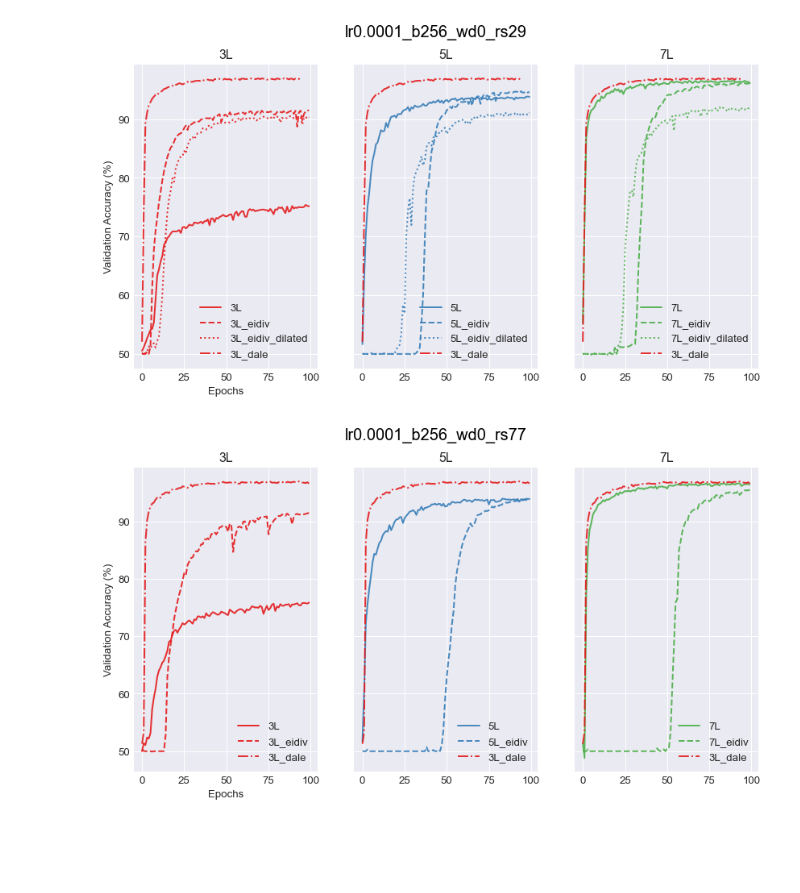
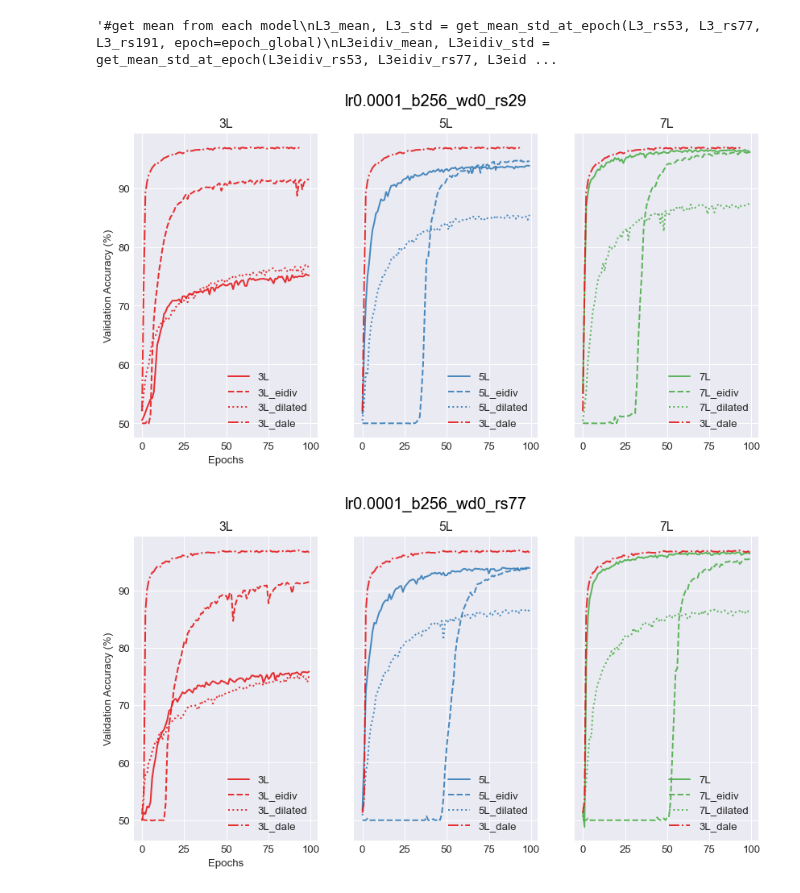
Before and after one commit to hiyuantang/marked_long, a Jupyter notebook: results/vis.ipynb, the cells around one changed output. Saved outputs shown, nothing was run; the diff lists cells and outputs as text; code cells hidden in the pictures; blank space fills up the shorter version.

Commit message:
alot new results

```diff
--- a/results/vis.ipynb
+++ b/results/vis.ipynb
@@ -81,6 +81,7 @@ def get_mean_std_at_epoch(*accuracies, epoch):
     return np.mean(acc_list), np.std(acc_list)
 # %%
 acc_data = pd.DataFrame(columns=['model', 'acc', 'epoch'])
+'''
 #validation results from -b 256 --epochs 90 --wd 0.001 --lr 0.0001 --rs53 datasplit 8:2
 L3_rs53 = get_val_results_addtodata('./rs53_new/3L.txt')
 L3eidiv_rs53 = get_val_results_addtodata('./rs53_new/3Leidiv.txt')
@@ -130,7 +131,7 @@ L3eidiv_0005 = get_val_results_addtodata('./rs29_3Leidiv_gm_lr_test/lr0.0005.txt
 L3eidiv_00005 = get_val_results_addtodata('./rs29_3Leidiv_gm_lr_test/lr0.00005.txt')
 
 #validation results from -b 256 --epochs 90 --wd 0 --lr 0.0001 --rs29 datasplit 8:2 w/ gabor+maxpool
-'''L3_rs29 = get_val_results_addtodata('./rs29_gbmax/3L.txt')
+L3_rs29 = get_val_results_addtodata('./rs29_gbmax/3L.txt')
 L3eidiv_rs29 = get_val_results_addtodata('./rs29_gbmax/3Leidiv.txt')
 L3dale_rs29 = get_val_results_addtodata('./rs29_gbmax/3Ldale.txt')
 
@@ -143,56 +144,67 @@ L7eidiv_rs29 = get_val_results_addtodata('./rs29_gbmax/7Leidiv.txt')'''
 #validation results from -b 256 --epochs 100 --wd 0 --lr 0.0001 --rs29 datasplit 8:2 w/ gabor+maxpool
 #no learning rate adjustment
 L3_rs29 = get_val_results_addtodata('./rs29_gbmax_nolradj/3L.txt')
+L3dil_rs29 = get_val_results_addtodata('./rs29_gbmax_nolradj/3Ldil.txt')
 L3eidiv_rs29 = get_val_results_addtodata('./rs29_gbmax_nolradj/3Leidiv.txt')
-L3eidivdil_rs29 = get_val_results_addtodata('./rs29_gbmax_nolradj/3Leidivdil.txt')
+#L3eidivdil_rs29 = get_val_results_addtodata('./rs29_gbmax_nolradj/3Leidivdil.txt')
 L3dale_rs29 = get_val_results_addtodata('./rs29_gbmax_nolradj/3Ldale.txt')
 
 L5_rs29 = get_val_results_addtodata('./rs29_gbmax_nolradj/5L.txt')
+L5dil_rs29 = get_val_results_addtodata('./rs29_gbmax_nolradj/5Ldil.txt')
 L5eidiv_rs29 = get_val_results_addtodata('./rs29_gbmax_nolradj/5Leidiv.txt')
-L5eidivdil_rs29 = get_val_results_addtodata('./rs29_gbmax_nolradj/5Leidivdil.txt')
+#L5eidivdil_rs29 = get_val_results_addtodata('./rs29_gbmax_nolradj/5Leidivdil.txt')
 
 L7_rs29 = get_val_results_addtodata('./rs29_gbmax_nolradj/7L.txt')
+L7dil_rs29 = get_val_results_addtodata('./rs29_gbmax_nolradj/7Ldil.txt')
 L7eidiv_rs29 = get_val_results_addtodata('./rs29_gbmax_nolradj/7Leidiv.txt')
-L7eidivdil_rs29 = get_val_results_addtodata('./rs29_gbmax_nolradj/7Leidivdil.txt')
+#L7eidivdil_rs29 = get_val_results_addtodata('./rs29_gbmax_nolradj/7Leidivdil.txt')
 
 #validation results from -b 256 --epochs 100 --wd 0 --lr 0.0001 --rs77 datasplit 8:2 w/ gabor+maxpool
 #no learning rate adjustment
 L3_rs77 = get_val_results_addtodata('./rs77_gbmax_nolradj/3L.txt')
+L3dil_rs77 = get_val_results_addtodata('./rs77_gbmax_nolradj/3Ldil.txt')
 L3eidiv_rs77 = get_val_results_addtodata('./rs77_gbmax_nolradj/3Leidiv.txt')
 L3dale_rs77 = get_val_results_addtodata('./rs77_gbmax_nolradj/3Ldale.txt')
 
 L5_rs77 = get_val_results_addtodata('./rs77_gbmax_nolradj/5L.txt')
+L5dil_rs77 = get_val_results_addtodata('./rs77_gbmax_nolradj/5Ldil.txt')
 L5eidiv_rs77 = get_val_results_addtodata('./rs77_gbmax_nolradj/5Leidiv.txt')
 
 L7_rs77 = get_val_results_addtodata('./rs77_gbmax_nolradj/7L.txt')
+L7dil_rs77 = get_val_results_addtodata('./rs77_gbmax_nolradj/7Ldil.txt')
 L7eidiv_rs77 = get_val_results_addtodata('./rs77_gbmax_nolradj/7Leidiv.txt')
 
 #validation results from -b 256 --epochs 100 --wd 0 --lr 0.0001 --rs77 datasplit 8:2 w/ gabor+maxpool
 #no learning rate adjustment
 L3_rs191 = get_val_results_addtodata('./rs191_gbmax_nolradj/3L.txt')
+L3dil_rs191 = get_val_results_addtodata('./rs191_gbmax_nolradj/3Ldil.txt')
 L3eidiv_rs191 = get_val_results_addtodata('./rs191_gbmax_nolradj/3Leidiv.txt')
-#L3dale_rs191 = get_val_results_addtodata('./rs191_gbmax_nolradj/3Ldale.txt')
+L3dale_rs191 = get_val_results_addtodata('./rs191_gbmax_nolradj/3Ldale.txt')
 
 L5_rs191 = get_val_results_addtodata('./rs191_gbmax_nolradj/5L.txt')
+L5dil_rs191 = get_val_results_addtodata('./rs191_gbmax_nolradj/5Ldil.txt')
 L5eidiv_rs191 = get_val_results_addtodata('./rs191_gbmax_nolradj/5Leidiv.txt')
 
 L7_rs191 = get_val_results_addtodata('./rs191_gbmax_nolradj/7L.txt')
+L7dil_rs191 = get_val_results_addtodata('./rs191_gbmax_nolradj/7Ldil.txt')
 L7eidiv_rs191 = get_val_results_addtodata('./rs191_gbmax_nolradj/7Leidiv.txt')
 # %%
-#get mean from each model
+'''#get mean from each model
 L3_mean, L3_std = get_mean_std_at_epoch(L3_rs53, L3_rs77, L3_rs191, epoch=epoch_global)
 L3eidiv_mean, L3eidiv_std = get_mean_std_at_epoch(L3eidiv_rs53, L3eidiv_rs77, L3eidiv_rs191, epoch=epoch_global)
 L5_mean, L5_std = get_mean_std_at_epoch(L5_rs53, L5_rs77, L5_rs191, epoch=epoch_global)
 L5eidiv_mean, L5eidiv_std = get_mean_std_at_epoch(L5eidiv_rs53, L5eidiv_rs77, L5eidiv_rs191, epoch=epoch_global)
 L7_mean, L7_std = get_mean_std_at_epoch(L7_rs53, L7_rs77, L7_rs191, epoch=epoch_global)
-L7eidiv_mean, L7eidiv_std = get_mean_std_at_epoch(L7eidiv_rs53, L7eidiv_rs77, L7eidiv_rs191, epoch=epoch_global)
+L7eidiv_mean, L7eidiv_std = get_mean_std_at_epoch(L7eidiv_rs53, L7eidiv_rs77, L7eidiv_rs191, epoch=epoch_global)'''
+# %% [output]
+'#get mean from each model\nL3_mean, L3_std = get_mean_std_at_epoch(L3_rs53, L3_rs77, L3_rs191, epoch=epoch_global)\nL3eidiv_mean, L3eidiv_std = get_mean_std_at_epoch(L3eidiv_rs53, L3eidiv_rs77, L3eid ...
 # %%
-acc_list = np.array([L3_rs29, L3eidiv_rs29, L3eidivdil_rs29, L3dale_rs29,
-                    L5_rs29, L5eidiv_rs29, L5eidivdil_rs29,
-                    L7_rs29, L7eidiv_rs29, L7eidivdil_rs29], dtype=object)
-name_list = np.array(['3L', '3L_eidiv', '3L_eidiv_dilated', '3L_dale',
-                      '5L', '5L_eidiv', '5L_eidiv_dilated',
-                      '7L', '7L_eidiv', '7L_eidiv_dilated',])
+acc_list = np.array([L3_rs29, L3eidiv_rs29, L3dil_rs29, L3dale_rs29,
+                    L5_rs29, L5eidiv_rs29, L5dil_rs29,
+                    L7_rs29, L7eidiv_rs29, L7dil_rs29], dtype=object)
+name_list = np.array(['3L', '3L_eidiv', '3L_dilated', '3L_dale',
+                      '5L', '5L_eidiv', '5L_dilated',
+                      '7L', '7L_eidiv', '7L_dilated'])
 plt.style.use('seaborn-darkgrid')
 dpi = 96
 linewidth = 1.5
@@ -208,41 +220,41 @@ for i in range(len(acc_list)):
                      color=palette(num),
                      linewidth=linewidth, alpha=0.9, label=name_list[i]
                      )
     elif 'eidiv' in name_list[i]:
         ax[num].plot(acc_list[i], linestyle='--',
                      color=palette(num),
                      linewidth=linewidth, alpha=0.9, label=name_list[i]
                      )
     elif 'dale' in name_list[i]:
         ax[num].plot(acc_list[i], linestyle='-.',
                      color=palette(num),
                      linewidth=linewidth, alpha=0.9, label=name_list[i]
                      )
     else:
         ax[num].plot(acc_list[i], linestyle='-',
                      color=palette(num),
                      linewidth=linewidth, alpha=0.9, label=name_list[i]
                      )
 for i in (1, 2):
     ax[i].plot(L3dale_rs29, linestyle='-.',
                color=palette(0),
                linewidth=linewidth, alpha=0.9, label='3L_dale'
                )
 legend_loc = 'lower right'
 ax[0].legend(loc=legend_loc), ax[1].legend(
     loc=legend_loc), ax[2].legend(loc=legend_loc)
 plt.suptitle('lr0.0001_b256_wd0_rs29',
              fontsize=15, fontweight=0, color='black')
 plt.show()
 # %% [output]
-[figure, old version]
+[figure, new version]
 # %%
-acc_list = np.array([L3_rs77, L3eidiv_rs77, L3dale_rs77,
-                    L5_rs77, L5eidiv_rs77,
-                    L7_rs77, L7eidiv_rs77,], dtype=object)
-name_list = np.array(['3L', '3L_eidiv', '3L_dale',
-                      '5L', '5L_eidiv',
-                      '7L', '7L_eidiv'])
+acc_list = np.array([L3_rs77, L3eidiv_rs77, L3dil_rs77, L3dale_rs77,
+                    L5_rs77, L5eidiv_rs77, L5dil_rs77,
+                    L7_rs77, L7eidiv_rs77, L7dil_rs77], dtype=object)
+name_list = np.array(['3L', '3L_eidiv', '3L_dilated', '3L_dale',
+                      '5L', '5L_eidiv', '5L_dilated',
+                      '7L', '7L_eidiv', '7L_dilated'])
 plt.style.use('seaborn-darkgrid')
 dpi = 96
 linewidth = 1.5
@@ -253,7 +265,12 @@ ax[0].set_title('3L'), ax[1].set_title('5L'), ax[2].set_title('7L')
 ax[0].set_ylabel('Validation Accuracy (%)'), ax[0].set_xlabel('Epochs')
 for i in range(len(acc_list)):
     num = int(name_list[i][0])//2-1
-    if 'eidiv' in name_list[i]:
+    if 'dilated' in name_list[i]:
+        ax[num].plot(acc_list[i], linestyle='dotted',
+                     color=palette(num),
+                     linewidth=linewidth, alpha=0.9, label=name_list[i]
+                     )
+    elif 'eidiv' in name_list[i]:
         ax[num].plot(acc_list[i], linestyle='--',
                      color=palette(num),
                      linewidth=linewidth, alpha=0.9, label=name_list[i]
@@ -280,5 +297,5 @@ plt.suptitle('lr0.0001_b256_wd0_rs77',
              fontsize=15, fontweight=0, color='black')
 plt.show()
 # %% [output]
-[figure, old version]
+[figure, new version]
 # %%
```
Also changed, not shown: parts of 11 cells of this notebook, 9 other files.
